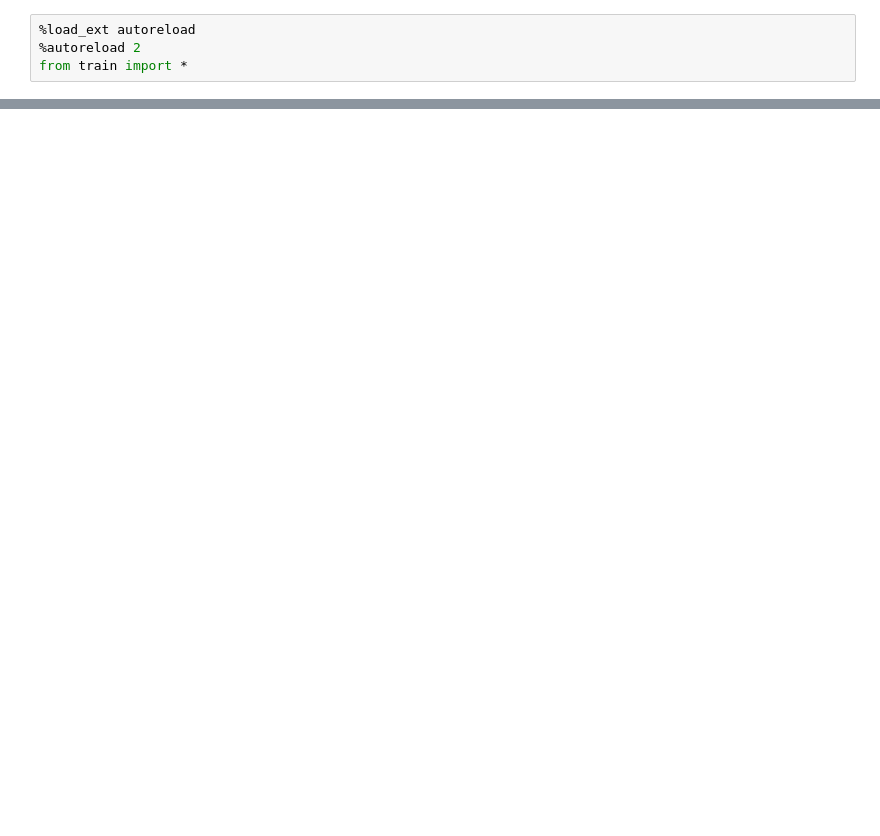
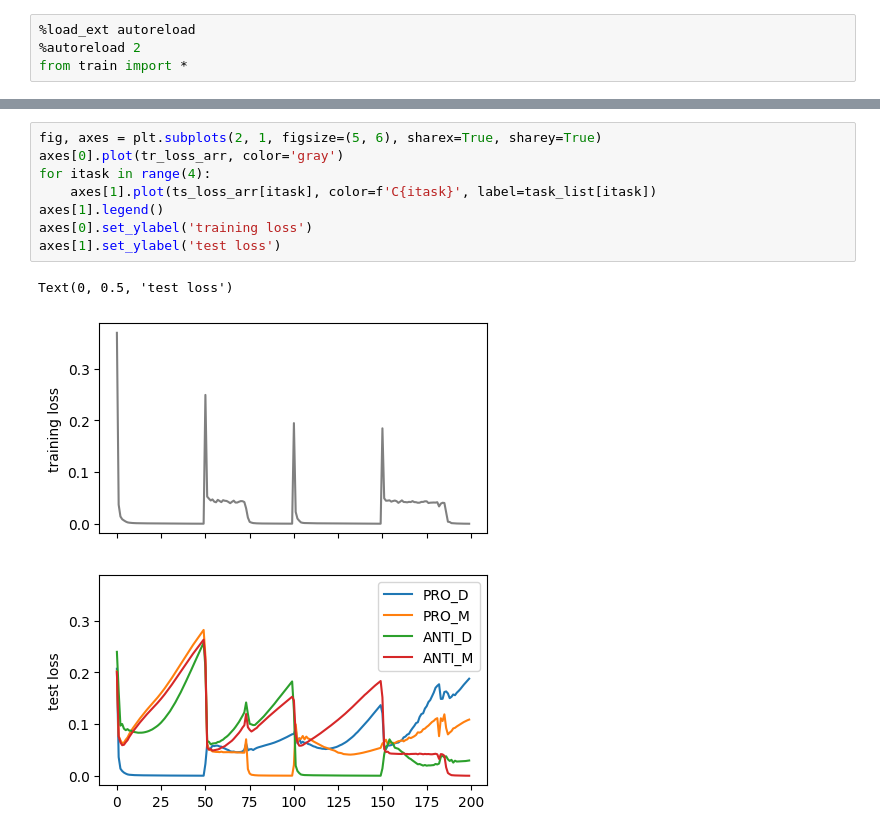
Before and after one commit to hzshan/context_inference_rnn, a Jupyter notebook: train.ipynb, the cells around one changed output, grey strips where cells are left out. Cells and saved outputs as stored; diff of their text form; blank space fills up the shorter version.

```diff
--- a/train.ipynb
+++ b/train.ipynb
@@ -117,0 +59,11 @@ for itrial in range(15):
+# %%
+fig, axes = plt.subplots(2, 1, figsize=(5, 6), sharex=True, sharey=True)
+axes[0].plot(tr_loss_arr, color='gray')
+for itask in range(4):
+    axes[1].plot(ts_loss_arr[itask], color=f'C{itask}', label=task_list[itask])
+axes[1].legend()
+axes[0].set_ylabel('training loss')
+axes[1].set_ylabel('test loss')
+# %% [output]
+Text(0, 0.5, 'test loss')
+[figure, added]
```
Also changed, not shown: parts of 13 cells of this notebook, 1 other file.
